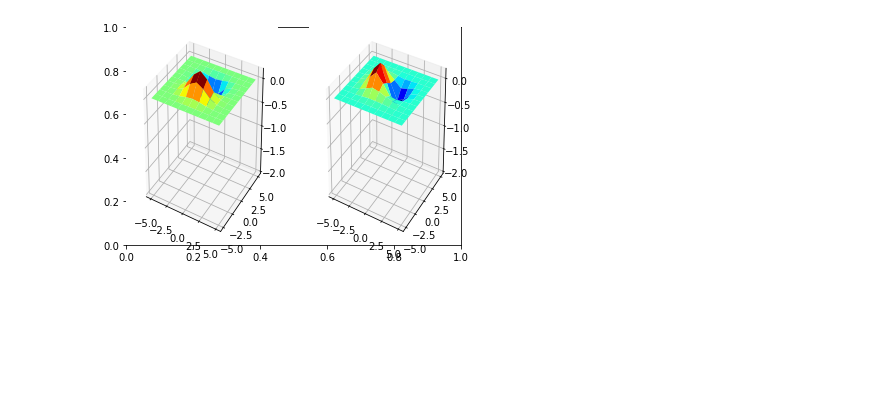
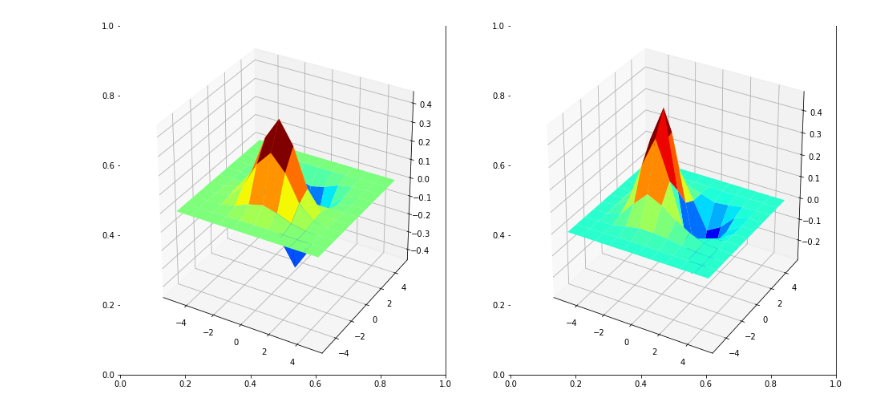
Before and after one commit to Nisitha529/EN2550_ImageProcessingAndMachineVision, a Jupyter notebook: Day 4/day4.ipynb, the cells around one changed output. Cells and saved outputs as stored; diff of their text form; code cells hidden in the pictures; blank space fills up the shorter version.

```diff
--- a/Day 4/day4.ipynb
+++ b/Day 4/day4.ipynb
@@ -7,24 +7,23 @@ from matplotlib import cm
 # %%
 delta = 1
 xx, yy = np.meshgrid(np.arange(-5,5+delta,delta),np.arange(-5,5+delta,delta))
 sigma = 1
 
 g = np.exp(-(xx**2 + yy**2)/(2*sigma**2))
 g /= np.sum(g)
 
 sobel_v = np.array([[-1,-2,-1],[0,0,0],[1,2,1]],dtype=np.float32)
 sobel_h = np.array([[-1,0,1],[-2,0,2],[1,0,1]],dtype=np.float32)
 
 g_x = cv.filter2D(g,-1,sobel_v)
 g_y = cv.filter2D(g,-1,sobel_h)
-fig,ax = plt.subplots()
+fig,ax = plt.subplots(1,2,figsize=(16,8))
 ax = fig.add_subplot(121,projection='3d')
 ax1 = fig.add_subplot(122,projection='3d')
 
-surf1 = ax.plot_surface(xx,yy,g_x,cmap=cm.jet)
-surf2 = ax1.plot_surface(xx,yy,g_y,cmap=cm.jet)
-ax.set_zlim(np.min(g)-2,np.max(g))
-ax1.set_zlim(np.min(g)-2,np.max(g))
+surf1 = ax.plot_surface(xx,yy,g_x,cmap=cm.jet,linewidth=0,antialiased=True)
+surf2 = ax1.plot_surface(xx,yy,g_y,cmap=cm.jet,linewidth=0,antialiased=True)
+
 plt.show()
 # %% [output]
-[figure, old version]
+[figure, new version]
```
Also changed, not shown: parts of 2 cells of this notebook.
